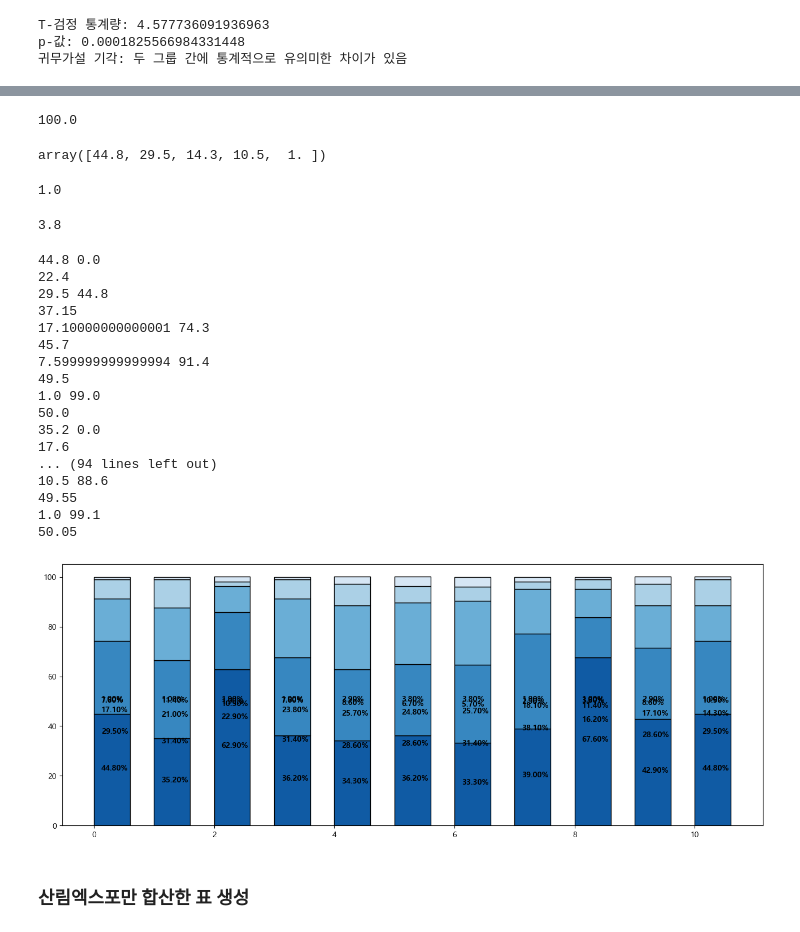
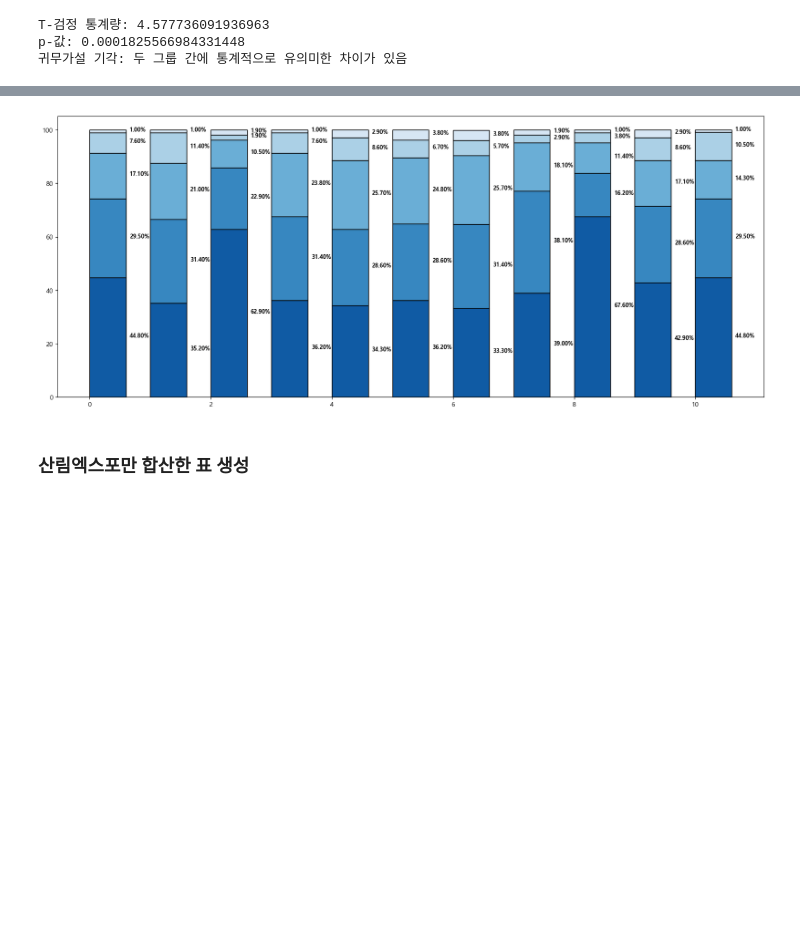
Before and after one commit to DDalaDDula/Card_Consumption_Pattern_Analysis_Dashboard, a Jupyter notebook: analysis_456.ipynb, the cells around one changed output, grey strips where cells are left out. Drawn from its saved outputs; the diff is of its cells as text; code cells hidden in the pictures; blank space fills up the shorter version.

```diff
--- a/analysis_456.ipynb
+++ b/analysis_456.ipynb
@@ -357,10 +360,10 @@ fig.show()
 # %%
-expo_4_num_df_t = expo_4_num_df.T
-header = expo_4_num_df_t.iloc[0]
-expo_4_num_df_t = expo_4_num_df_t[1:]
-expo_4_num_df_t.rename(columns=header, inplace=True)
-expo_4_num_df_t.index = [i[0]+'점' for i in expo_4_num_df_t.index]
-expo_4_num_df_t
+expo_4_rate_df_t = expo_4_rate_df.T
+header = expo_4_rate_df_t.iloc[0]
+expo_4_rate_df_t = expo_4_rate_df_t[1:]
+expo_4_rate_df_t.rename(columns=header, inplace=True)
+expo_4_rate_df_t.index = [i[0]+'점' for i in expo_4_rate_df_t.index]
+expo_4_rate_df_t
 # %% [output]
 |  | 공익적 가치 | 경제적 가치 | 환경적 가치 | 도덕적 가치 | 역사적 가치 | 예술적 가치 | 학술적 가치 | 생활적 가치 | 공존적 가치 | 공동체적 가치 | 정서적 가치 |
 | 5점 | 44.8 | 35.2 | 62.9 | 36.2 | 34.3 | 36.2 | 33.3 | 39.0 | 67.6 | 42.9 | 44.8 |
@@ -372,11 +375,10 @@ expo_4_num_df_t
 import matplotlib.pyplot as plt
 import seaborn as sns
 
+categories = list(expo_4_rate_df_t.columns)
+ratings = list(expo_4_rate_df_t.index)
 # 색상 팔레트 정의
 colors = sns.color_palette("Blues", n_colors=len(ratings))[::-1]
-
-categories = list(expo_4_num_df_t.columns)
-ratings = list(expo_4_num_df_t.index)
 
 fig, axes = plt.subplots(3, 4, figsize=(18, 18))
 
@@ -385,7 +387,7 @@ for i in range(3):
         if i == 2 and j == 3:
             break
         category = categories[i * 4 + j]
-        values = [data[category][rating] for rating in ratings]
+        values = [expo_4_rate_df_t[category][rating] for rating in ratings]
 
         ax = axes[i, j]
 
@@ -419,2 +405,0 @@ expo_4_rate_df
-# %%
-expo_4_rate_df.set_index(keys='설문')
@@ -452,65 +411,34 @@ array([[44.8, 29.5, 17.1,  7.6,  1. ],
-# %%
-np.sum(expo_4_array[0])
-# %% [output]
-100.0
-# %%
-expo_4_array[10, :5]
-# %% [output]
-array([44.8, 29.5, 14.3, 10.5,  1. ])
-# %%
-height
-# %% [output]
-1.0
-# %%
-expo_4_array[5, 4]
-# %% [output]
-3.8
 # %%
 import pandas as pd
 import numpy as np
 import matplotlib.pyplot as plt
 
-fig = plt.figure(figsize=(16, 6))
+fig = plt.figure(figsize=(20, 8))
 ax = plt.subplot()
 # 색상 팔레트 정의
 colors = sns.color_palette("Blues", n_colors=len(ratings))[::-1]
 
 back_bar = 0
 
 for j in range(expo_4_array.shape[0]):
     for i in range(5):
-        bottom = np.sum(expo_4_array[j, :i])
-        ratio = expo_4_array[j, i]
-        ax_1 = ax.bar(j, expo_4_array[j, i], width=0.6, bottom=bottom, color=colors[i],
+        bottom1 = np.sum(expo_4_array[j, :i])
+        ratio1 = expo_4_array[j, i]
+        ax_1 = ax.bar(j, expo_4_array[j, i], width=0.6, bottom=bottom1, color=colors[i],
+                      edgecolor='black', linewidth=1, align='edge')
+        bottom2 = np.sum(expo_4_array[j, :i])
+        ratio2 = expo_4_array[j, i]
+        ax_1 = ax.bar(j, expo_4_array[j, i], width=0.6, bottom=bottom2, color=colors[i],
                       edgecolor='black', linewidth=1, align='edge')
 
         for p in ax_1.patches:
             width, height = p.get_width(), p.get_height()
             # 비율 표시
-            print(height, bottom)
-            print(bottom + (height - bottom)/2)
-            ax.annotate('{:.2f}%'.format(ratio), (p.get_x() + width / 5, bottom + (height - bottom)/2),
-                        fontsize=10, fontweight='bold', color='black')
+            ax.annotate('{:.2f}%'.format(ratio1), (p.get_x() + width * 1.1, bottom2 + height/2),
+                        fontsize=9, fontweight='bold', color='black')
 
 plt.show()
 # %% [output]
-44.8 0.0
-22.4
-29.5 44.8
-37.15
-17.10000000000001 74.3
-45.7
-7.599999999999994 91.4
-49.5
-1.0 99.0
-50.0
-35.2 0.0
-17.6
-... (94 lines left out)
-10.5 88.6
-49.55
-1.0 99.1
-50.05
-[figure, old version]
+[figure, new version]
 # %%
 import plotly.colors as pc
```
Also changed, not shown: parts of 10 cells of this notebook, 1 other file.
